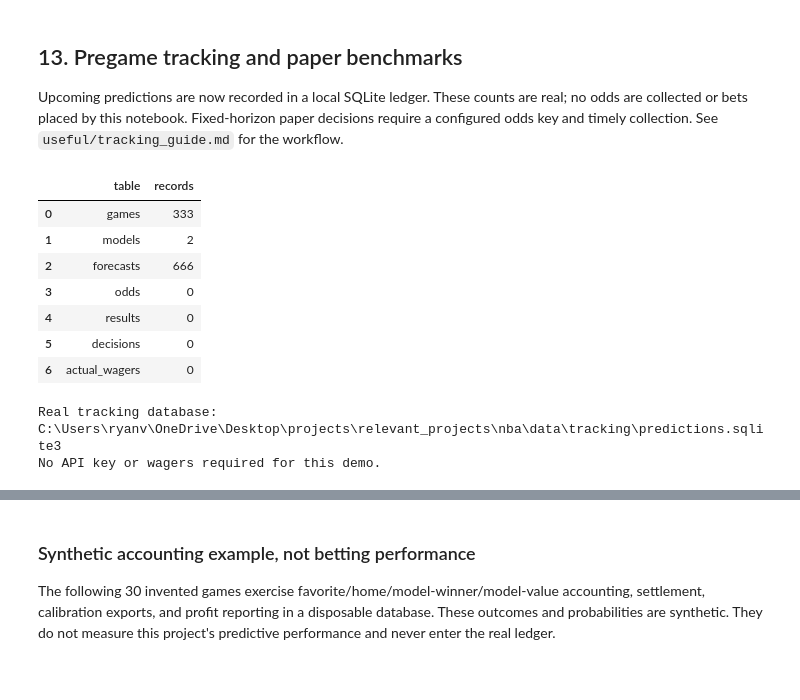
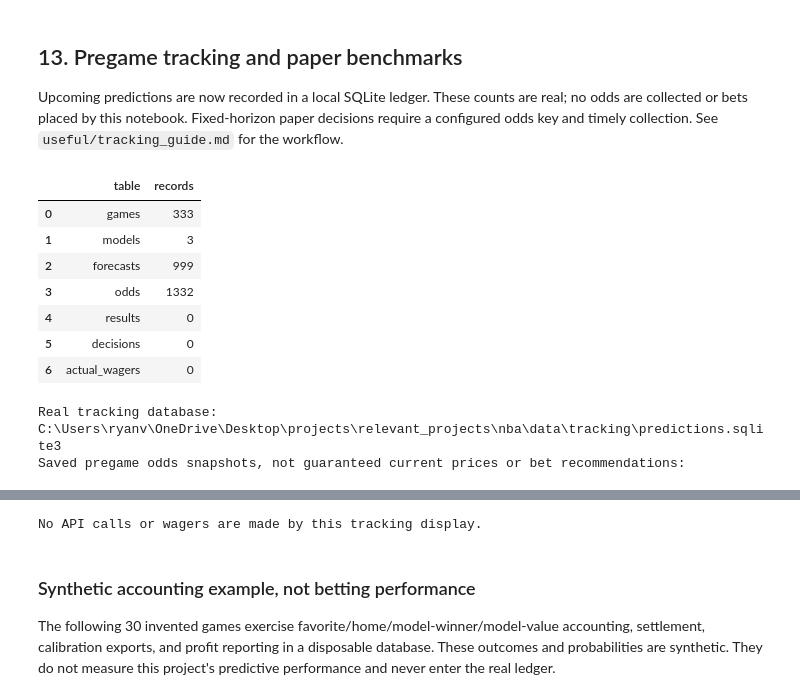
Before and after one commit to RyanVukicevic/NBA-Game-Outcome-Predictor, a Jupyter notebook: src/demo.ipynb, the cells around one changed output, grey strips where cells are left out. Saved outputs shown, nothing was run; the diff lists cells and outputs as text; code cells hidden in the pictures.

```diff
--- a/src/demo.ipynb
+++ b/src/demo.ipynb
@@ -656,19 +656,30 @@ Upcoming predictions are now recorded in a local SQLite ledger. These counts are
 # %%
 from tracking import Ledger, DB_PATH
 with Ledger() as ledger:
     counts = [{"table": table, "records": ledger.db.execute(f"SELECT COUNT(*) FROM {table}").fetchone()[0]}
               for table in ["games", "models", "forecasts", "odds", "results", "decisions", "actual_wagers"]]
+    latest_odds = pd.DataFrame(ledger.rows("""
+        SELECT g.home, g.away, o.bookmaker, o.tipoff, o.home AS home_decimal,
+               o.away AS away_decimal, o.updated AS source_updated, o.received
+        FROM odds o JOIN games g ON g.id=o.game_id
+        WHERE o.id=(SELECT id FROM odds WHERE game_id=o.game_id AND bookmaker=o.bookmaker
+                    ORDER BY received DESC,id DESC LIMIT 1) AND o.status='quoted'
+        ORDER BY o.tipoff,g.home,o.bookmaker
+    """))
 display(pd.DataFrame(counts))
 print("Real tracking database:", DB_PATH)
-print("No API key or wagers required for this demo.")
+print("Saved pregame odds snapshots, not guaranteed current prices or bet recommendations:")
+display(latest_odds)
+latest_odds.to_csv(REPORTS / "latest_pregame_odds.csv", index=False)
+print("No API calls or wagers are made by this tracking display.")
 # %% [output]
 |  | table | records |
 | 0 | games | 333 |
-| 1 | models | 2 |
-| 2 | forecasts | 666 |
-| 3 | odds | 0 |
+| 1 | models | 3 |
+| 2 | forecasts | 999 |
+| 3 | odds | 1332 |
 | 4 | results | 0 |
 | 5 | decisions | 0 |
 | 6 | actual_wagers | 0 |
 Real tracking database: C:\Users\ryanv\OneDrive\Desktop\projects\relevant_projects\nba\data\tracking\predictions.sqlite3
-No API key or wagers required for this demo.
+Saved pregame odds snapshots, not guaranteed current prices or bet recommendations:
@@ -675,3 +703,4 @@ No API key or wagers required for this demo.
+No API calls or wagers are made by this tracking display.
 # %% [markdown]
 ### Synthetic accounting example, not betting performance
 
```
Also changed, not shown: parts of 4 cells of this notebook, 4 other files.
